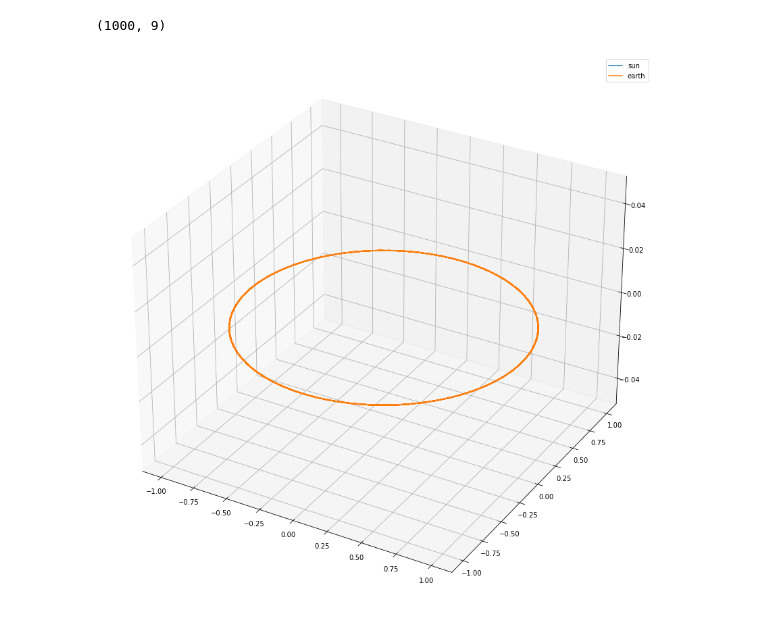
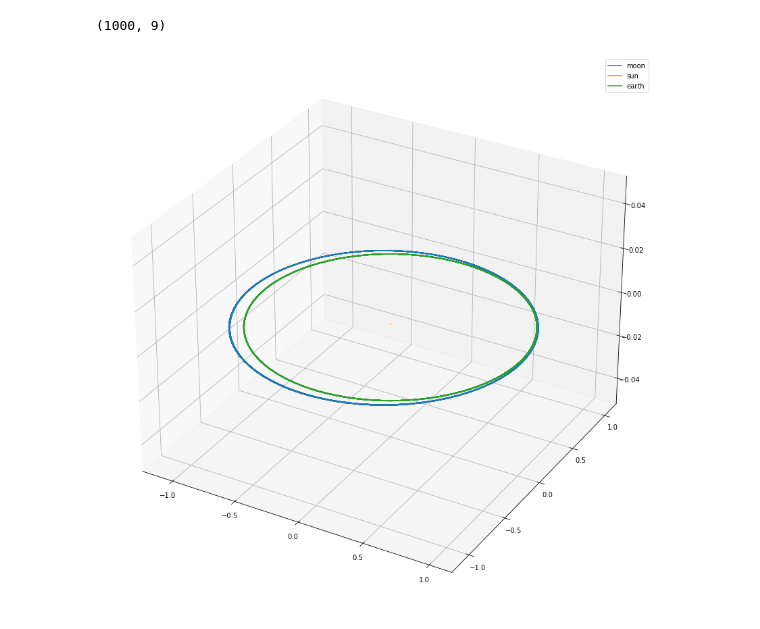
Before and after one commit to jpvanegasc/3BodyProblem, a Jupyter notebook: presentation.ipynb, the cells around one changed output. Saved outputs shown, nothing was run; the diff lists cells and outputs as text; code cells hidden in the pictures.

```diff
--- a/presentation.ipynb
+++ b/presentation.ipynb
@@ -340,11 +340,11 @@ data_orbits['sun'].shape
 # %%
 fig = pl.figure(figsize=(15, 15))
 ax = fig.add_subplot(111, projection='3d')
 for key in data_orbits.keys():
     dat = data_orbits[key]
-    #_ = ax.plot(dat[:, 6], dat[:, 7], dat[:, 8], label = 'moon')
+    _ = ax.plot(dat[:, 6], dat[:, 7], dat[:, 8], label = 'moon')
     _ = ax.plot(dat[:, 0], dat[:, 1], dat[:, 2], label = 'sun')
     _ = ax.plot(dat[:, 3], dat[:, 4], dat[:, 5], label = 'earth')
 _ = pl.legend()
 # %% [output]
-[figure, old version]
+[figure, new version]
```
Also changed, not shown: parts of 3 cells of this notebook.
